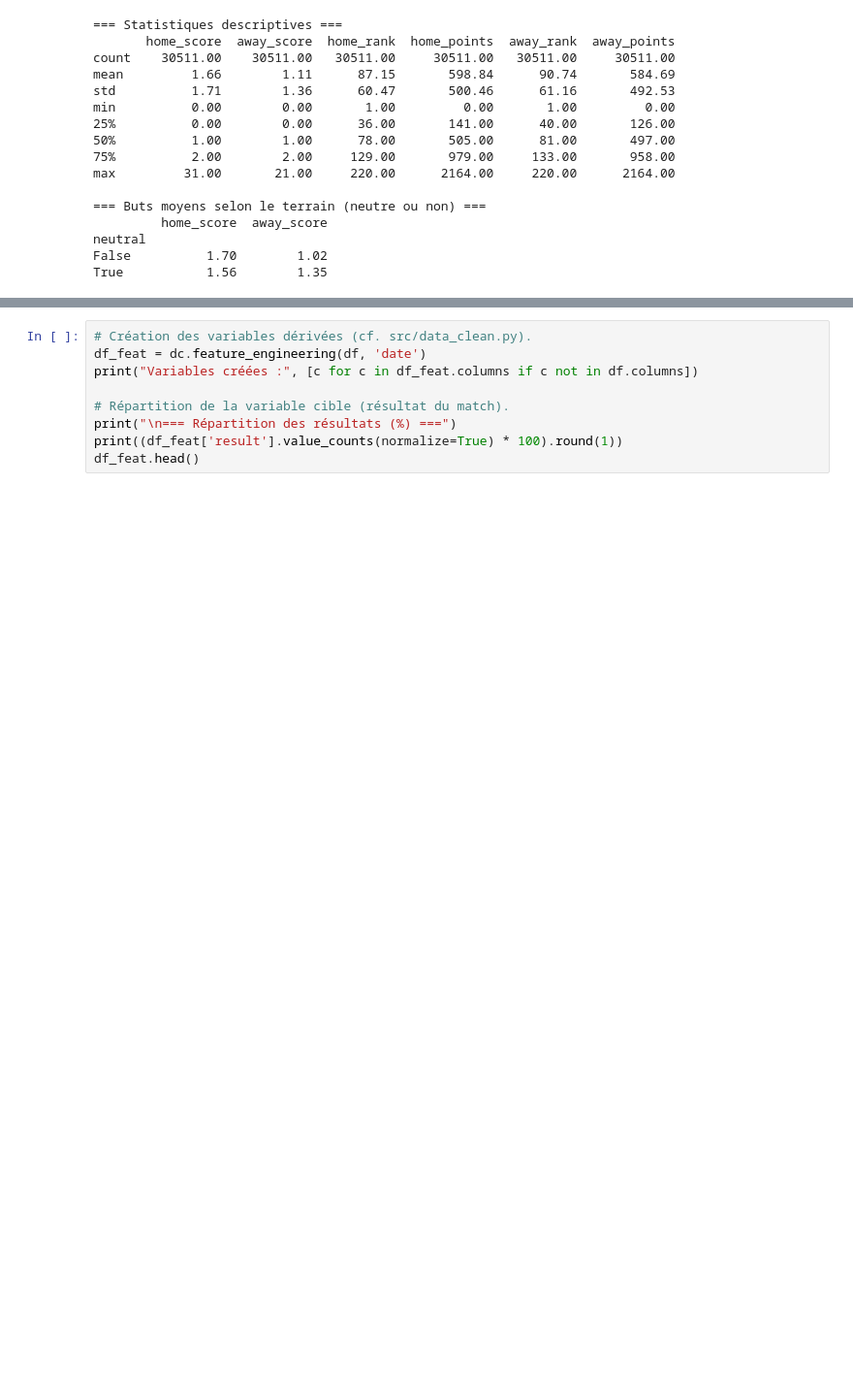
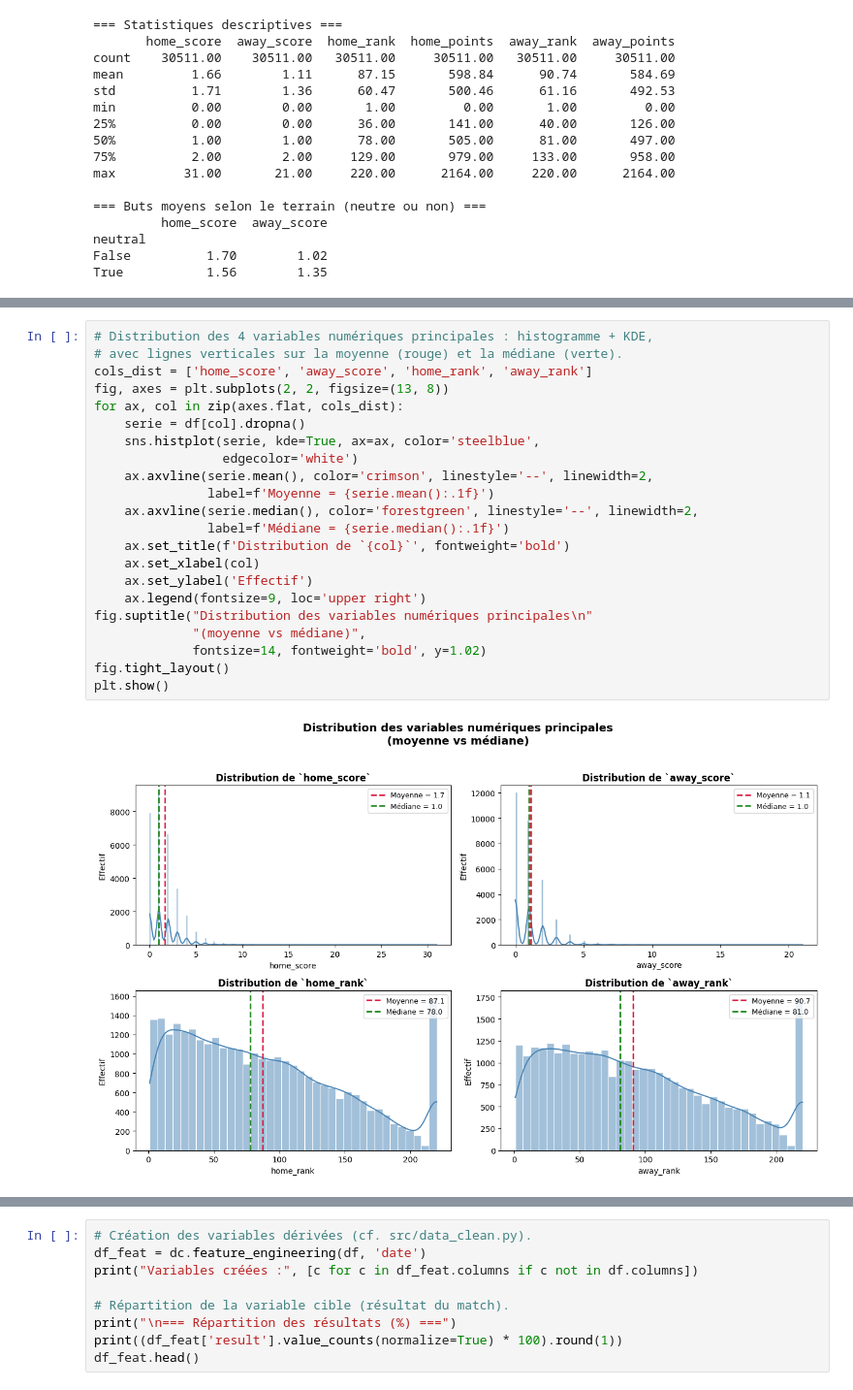
Before and after one commit to Joud04/aptispace-datascience-projet, a Jupyter notebook: notebooks/04_eda.ipynb, the cells around one changed output, grey strips where cells are left out. Shown at 97% size. Cells and saved outputs as stored; diff of their text form; blank space fills up the shorter version.

```diff
--- a/notebooks/04_eda.ipynb
+++ b/notebooks/04_eda.ipynb
@@ -89 +95,25 @@ True           1.56        1.35
+# %%
+# Distribution des 4 variables numériques principales : histogramme + KDE,
+# avec lignes verticales sur la moyenne (rouge) et la médiane (verte).
+cols_dist = ['home_score', 'away_score', 'home_rank', 'away_rank']
+fig, axes = plt.subplots(2, 2, figsize=(13, 8))
+for ax, col in zip(axes.flat, cols_dist):
+    serie = df[col].dropna()
+    sns.histplot(serie, kde=True, ax=ax, color='steelblue',
+                 edgecolor='white')
+    ax.axvline(serie.mean(), color='crimson', linestyle='--', linewidth=2,
+               label=f'Moyenne = {serie.mean():.1f}')
+    ax.axvline(serie.median(), color='forestgreen', linestyle='--', linewidth=2,
+               label=f'Médiane = {serie.median():.1f}')
+    ax.set_title(f'Distribution de `{col}`', fontweight='bold')
+    ax.set_xlabel(col)
+    ax.set_ylabel('Effectif')
+    ax.legend(fontsize=9, loc='upper right')
+fig.suptitle("Distribution des variables numériques principales\n"
+             "(moyenne vs médiane)",
+             fontsize=14, fontweight='bold', y=1.02)
+fig.tight_layout()
+plt.show()
+# %% [output]
+[figure, added]
 # %% [markdown]
```
Also changed, not shown: parts of 13 cells of this notebook, 2 other files.
